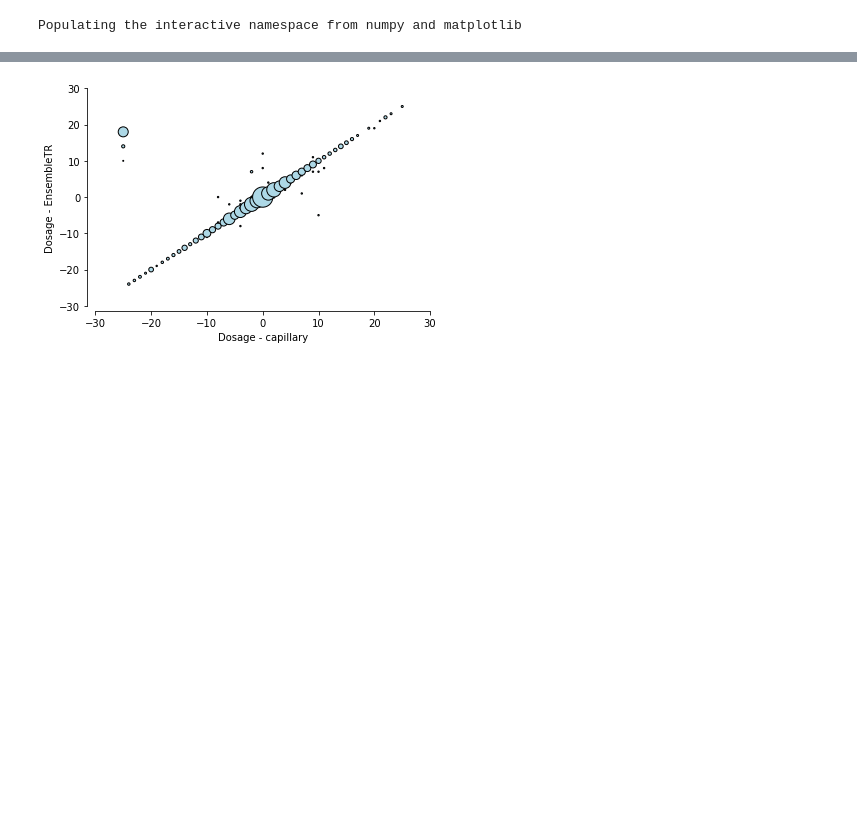
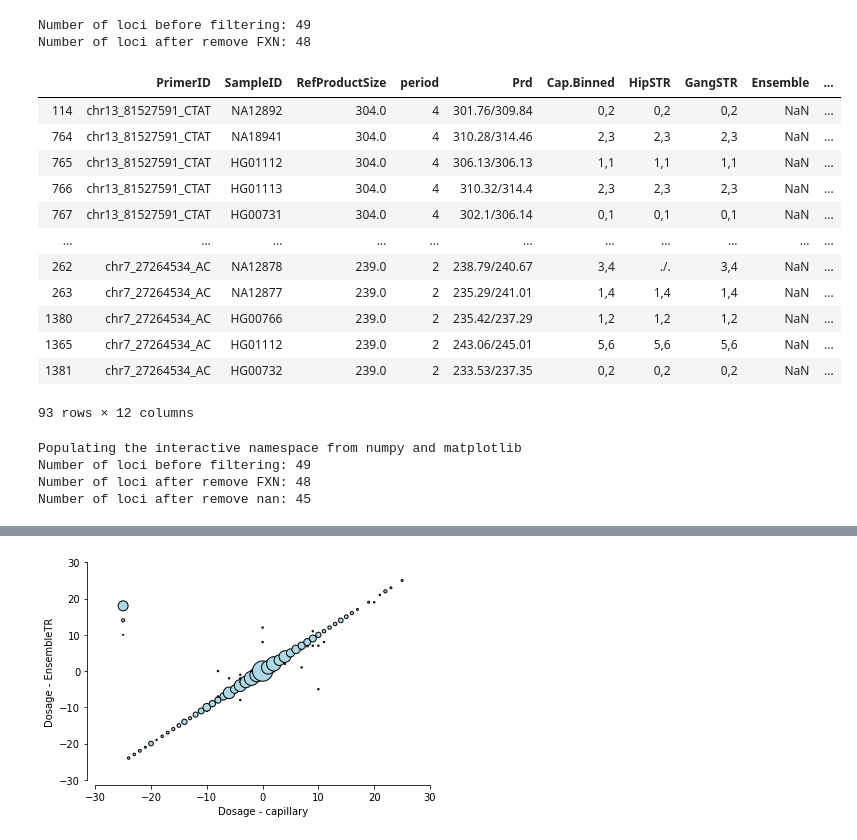
Before and after one commit to gymreklab/1000Genomes-TR-Analysis, a Jupyter notebook: capillary/Capillary-vs-WGS.ipynb, the cells around one changed output, grey strips where cells are left out. Saved outputs shown, nothing was run; the diff lists cells and outputs as text; code cells hidden in the pictures; blank space fills up the shorter version.

Commit message:
updating capillary

```diff
--- a/capillary/Capillary-vs-WGS.ipynb
+++ b/capillary/Capillary-vs-WGS.ipynb
@@ -2,17 +2,45 @@
 import matplotlib
 matplotlib.rcParams['pdf.fonttype'] = 42
 matplotlib.rcParams['ps.fonttype'] = 42
+# %%
+
+merged = pd.read_csv("TableS4-WGSvsCapillary-combined.csv")
+print("Number of loci before filtering: %s"%(len(set(merged["PrimerID"]))))
+
+# Remove FXN, since no WGS calls
+merged = merged[~merged["PrimerID"].isin(["FXN"])]
+print("Number of loci after remove FXN: %s"%(len(set(merged["PrimerID"]))))
+merged[~(merged["match.ensemble"].apply(str) != "nan")].sort_values("PrimerID")
+# %% [output]
+Number of loci before filtering: 49
+Number of loci after remove FXN: 48
+|  | PrimerID | SampleID | RefProductSize | period | Prd | Cap.Binned | HipSTR | GangSTR | Ensemble | ... |
+| 114 | chr13_81527591_CTAT | NA12892 | 304.0 | 4 | 301.76/309.84 | 0,2 | 0,2 | 0,2 | NaN | ... |
+| 764 | chr13_81527591_CTAT | NA18941 | 304.0 | 4 | 310.28/314.46 | 2,3 | 2,3 | 2,3 | NaN | ... |
+| 765 | chr13_81527591_CTAT | HG01112 | 304.0 | 4 | 306.13/306.13 | 1,1 | 1,1 | 1,1 | NaN | ... |
+| 766 | chr13_81527591_CTAT | HG01113 | 304.0 | 4 | 310.32/314.4 | 2,3 | 2,3 | 2,3 | NaN | ... |
+| 767 | chr13_81527591_CTAT | HG00731 | 304.0 | 4 | 302.1/306.14 | 0,1 | 0,1 | 0,1 | NaN | ... |
+| ... | ... | ... | ... | ... | ... | ... | ... | ... | ... | ... |
+| 262 | chr7_27264534_AC | NA12878 | 239.0 | 2 | 238.79/240.67 | 3,4 | ./. | 3,4 | NaN | ... |
+| 263 | chr7_27264534_AC | NA12877 | 239.0 | 2 | 235.29/241.01 | 1,4 | 1,4 | 1,4 | NaN | ... |
+| 1380 | chr7_27264534_AC | HG00766 | 239.0 | 2 | 235.42/237.29 | 1,2 | 1,2 | 1,2 | NaN | ... |
+| 1365 | chr7_27264534_AC | HG01112 | 239.0 | 2 | 243.06/245.01 | 5,6 | 5,6 | 5,6 | NaN | ... |
+| 1381 | chr7_27264534_AC | HG00732 | 239.0 | 2 | 233.53/237.35 | 0,2 | 0,2 | 0,2 | NaN | ... |
+93 rows × 12 columns
 # %%
 %pylab inline
 import pandas as pd
 
 merged = pd.read_csv("TableS4-WGSvsCapillary-combined.csv")
+print("Number of loci before filtering: %s"%(len(set(merged["PrimerID"]))))
 
 # Remove FXN, since no WGS calls
 merged = merged[~merged["PrimerID"].isin(["FXN"])]
+print("Number of loci after remove FXN: %s"%(len(set(merged["PrimerID"]))))
 
 # Remove where we couldn't compare
 merged = merged[merged["match.ensemble"].apply(str) != "nan"]
+print("Number of loci after remove nan: %s"%(len(set(merged["PrimerID"]))))
 
 # Get dosages and check matches
 def GetDosage(x):
@@ -24,6 +52,9 @@ merged["dosage.cap"] = merged["Cap.Binned"].apply(GetDosage)
 merged.sort_values("PrimerID").to_csv("TableS4-WGSvsCapillary-combined_comparable.csv", index=None)
 # %% [output]
 Populating the interactive namespace from numpy and matplotlib
+Number of loci before filtering: 49
+Number of loci after remove FXN: 48
+Number of loci after remove nan: 45
 # %%
 ######## Output summary info ########
 print("Number of loci: %s"%(len(set(merged["PrimerID"]))))
```
Also changed, not shown: parts of 5 cells of this notebook, 9 other files.
